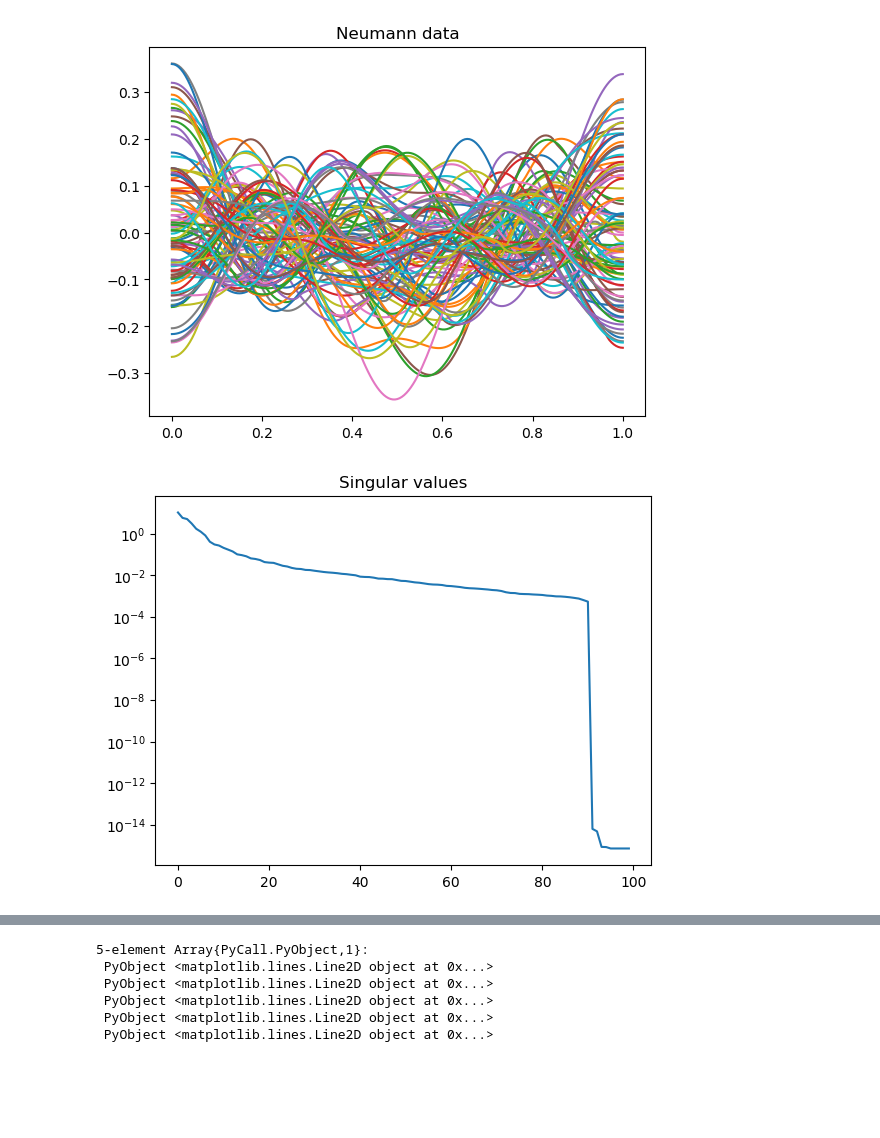
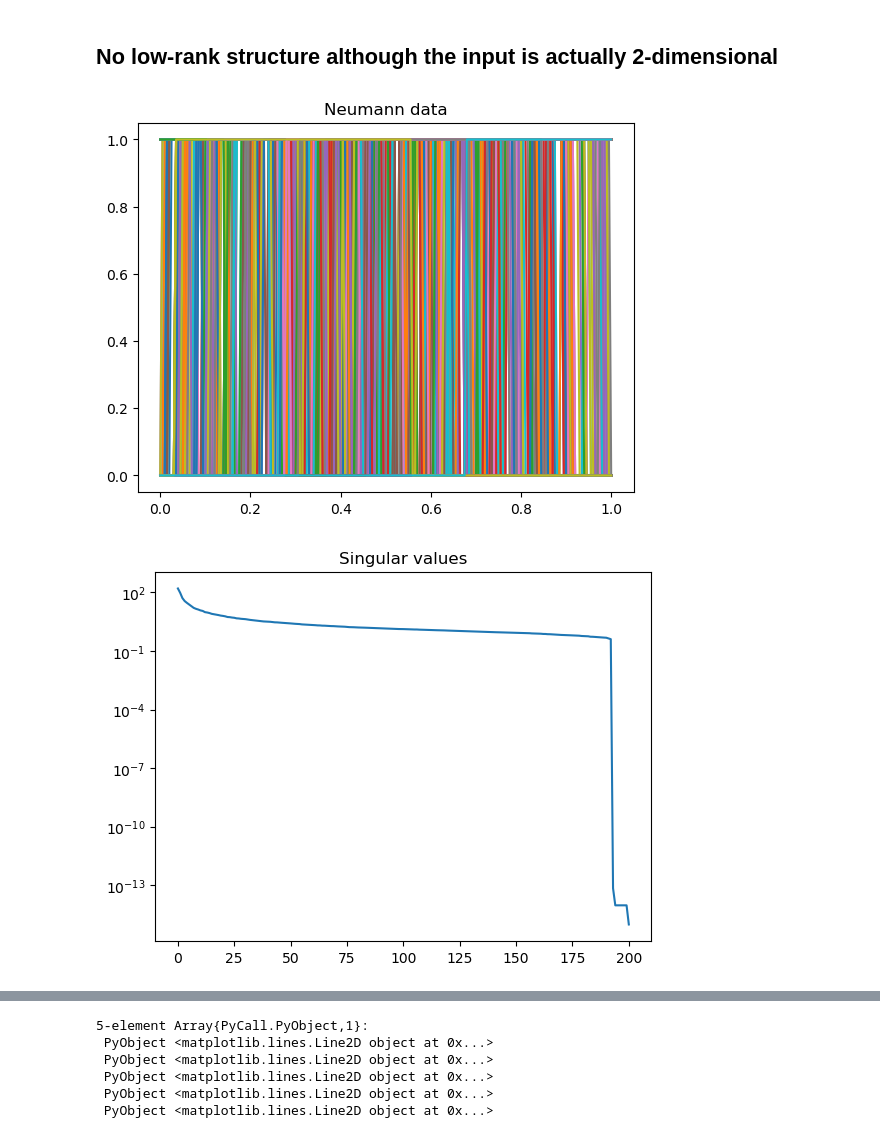
Before and after one commit to Zhengyu-Huang/Operator-Learning, a Jupyter notebook: nn/Box_N2D.ipynb, the cells around one changed output, grey strips where cells are left out. Cells and saved outputs as stored; diff of their text form; code cells hidden in the pictures; blank space fills up the shorter version.

Commit message:
visualize kernal matrix of N2D map

```diff
--- a/nn/Box_N2D.ipynb
+++ b/nn/Box_N2D.ipynb
@@ -53,10 +50,10 @@ The ouput is a $N_p \times N_cN_l \times 4$ tensor, Dirichlet results on four bo
 # %%
-
-N_l = 100
+N_l = 500
 ne = 100
 porder = 2
 cs = [50.0;]
 x0d0s = rand(Uniform(0,1), N_l,2)
-# generate Dirichlet to Neumman results output for differe
-output_data = Generate_Output(cs,  x0d0s, ne, porder);
+# generate Dirichlet to Neumman results output for different conditions
+# data =[nodal positions, (x, ∂u∂n, u), 4 edges, experiment number]
+data = Generate_Input_Output(cs,  x0d0s, ne, porder);
 # %% [output]
@@ -64,43 +92,41 @@ output_data = Generate_Output(cs,  x0d0s, ne, porder);
+# %% [markdown]
+## No low-rank structure although the input is actually 2-dimensional
 # %%
 # consider on only the top edge
 bc_id = 3
 x = LinRange(0, 1, ne*porder+1)
+
+# Neumann data
 PyPlot.figure()
 PyPlot.title("Neumann data")
-PyPlot.plot(x, output_data[:,:,bc_id])
+PyPlot.plot(x, data[:, 2, bc_id, :])
 
 
 PyPlot.figure()
 PyPlot.title("Singular values")
-U,Σ,V = svd(output_data[:,:,bc_id])
+U,Σ,V = svd(data[:, 2, bc_id, :])
 PyPlot.semilogy(Σ)
 
 PyPlot.figure()
 trunc = 5
 PyPlot.title("Reduced order basis")
 PyPlot.plot(x, U[:, 1:trunc])
 
-# normalized the ouput
-output_data_normalized = copy(output_data)
-for i = 1:size(output_data, 2)
-    for j = 1:size(output_data, 3)
-        output_data_normalized[:,i,j] .= output_data_normalized[:,i,j]/norm(output_data_normalized[:,i,j])
-    end
-end
+# Dirichlet data
+PyPlot.figure()
+PyPlot.title("Dirichlet data")
+PyPlot.plot(x, data[:, 3, bc_id, :])
 
-PyPlot.figure()
-PyPlot.title("Neumann data")
-PyPlot.plot(x, output_data_normalized[:,:,bc_id])
 
 PyPlot.figure()
 PyPlot.title("Singular values")
-U,Σ,V = svd(output_data_normalized[:,:,bc_id])
+U,Σ,V = svd(data[:, 3, bc_id, :])
 PyPlot.semilogy(Σ)
 
 PyPlot.figure()
+trunc = 5
 PyPlot.title("Reduced order basis")
-trunc = 5
 PyPlot.plot(x, U[:, 1:trunc])
 # %% [output]
-[figure, old version]
+[figure, new version]
-[figure, old version]
+[figure, new version]
```
Also changed, not shown: parts of 9 cells of this notebook, 1 other file.
